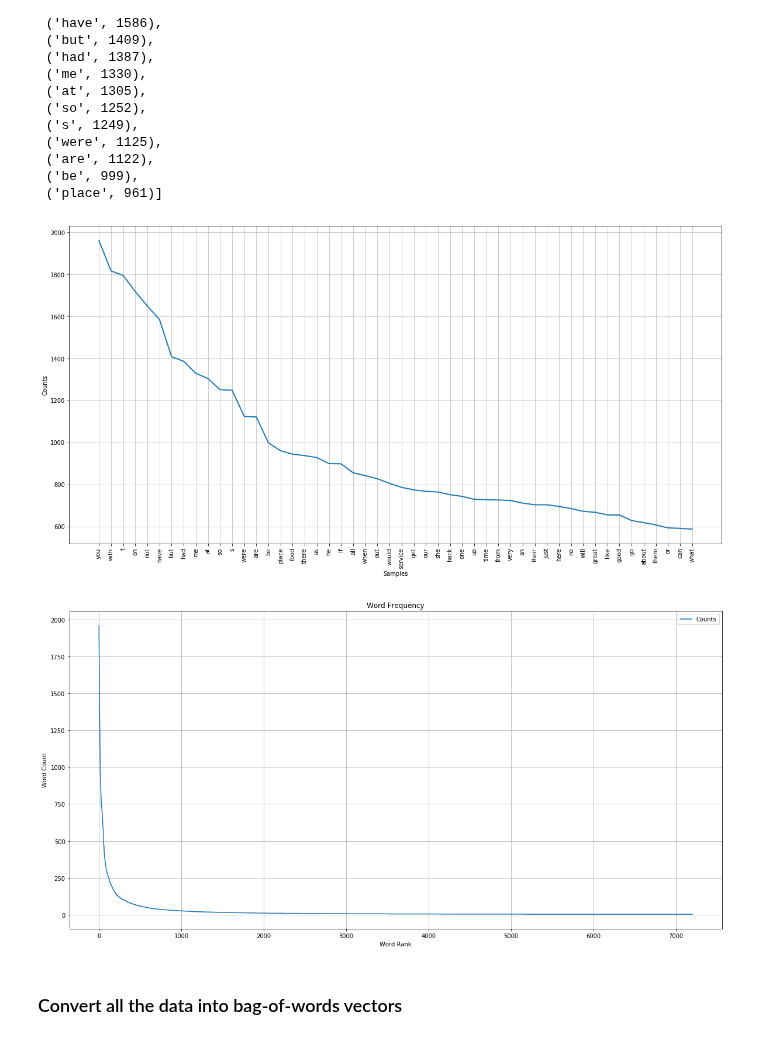
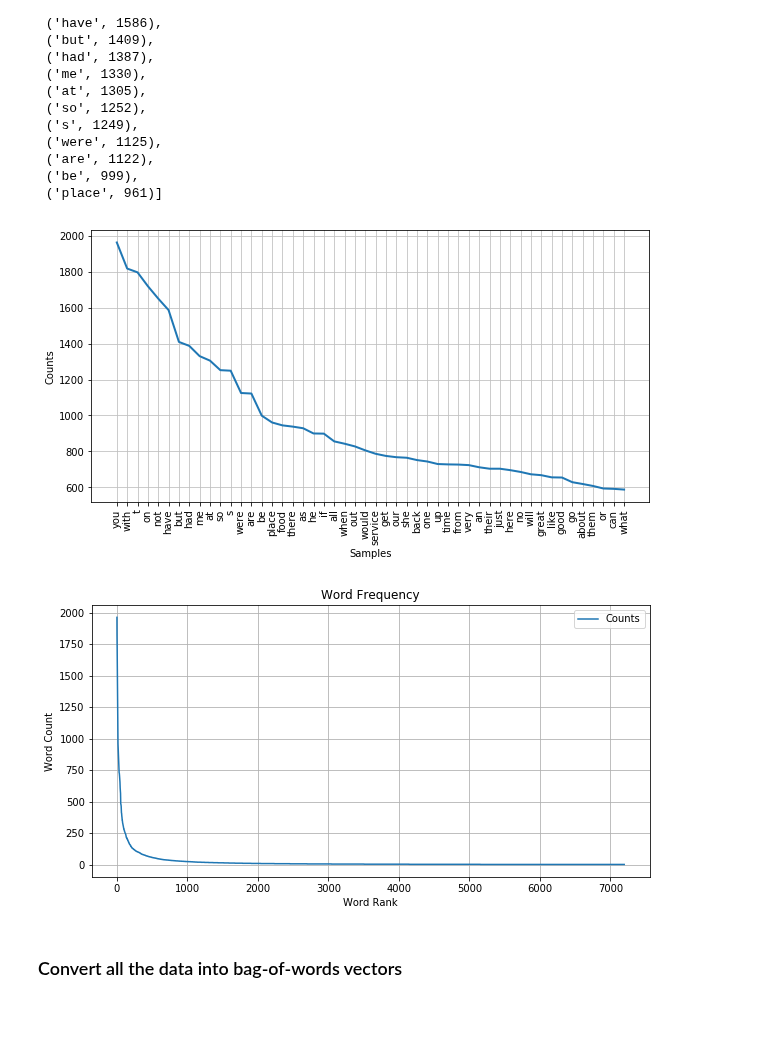
Before and after one commit to edgar971/cs-498-advanced-machine-learning, a Jupyter notebook: assignments/7-Text Bag-of-Words Search and Classification/assignment7.ipynb, the cells around one changed output. Cells and saved outputs as stored; diff of their text form; code cells hidden in the pictures; blank space fills up the shorter version.

```diff
--- a/assignments/7-Text Bag-of-Words Search and Classification/assignment7.ipynb
+++ b/assignments/7-Text Bag-of-Words Search and Classification/assignment7.ipynb
@@ -174,16 +173,16 @@ all_words_clean.most_common(16)
 # %%
 # Graph top 50 most frequently used words but show the words
 
-plt.figure(figsize=(20, 10))
+plt.figure(figsize=(10, 5))
 all_words_clean.plot(50,cumulative=False) # Top 50 used words
 plt.show()
 # %% [output]
-[figure, old version]
+[figure, new version]
 # %%
 # Graph the clean dataset
 
 y_val = [x[1] for x in all_words_clean.most_common()]
-fig = plt.figure(figsize=(20, 10))
+fig = plt.figure(figsize=(10, 5))
 ax = fig.gca()
 plt.grid()
 
@@ -194,7 +193,7 @@ plt.ylabel("Word Count")
 plt.title("Word Frequency")
 plt.show()
 # %% [output]
-[figure, old version]
+[figure, new version]
 # %% [markdown]
 ### Convert all the data into bag-of-words vectors
 # %%
```
Also changed, not shown: parts of 6 cells of this notebook.
